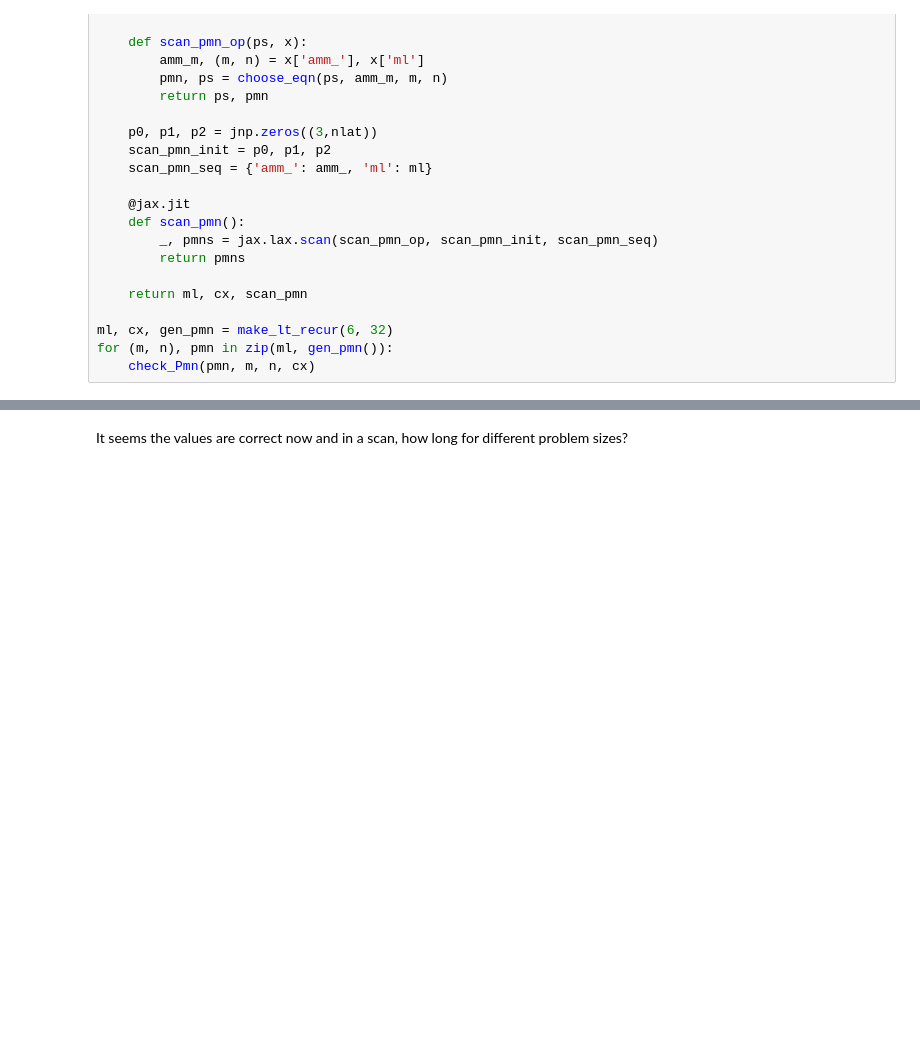
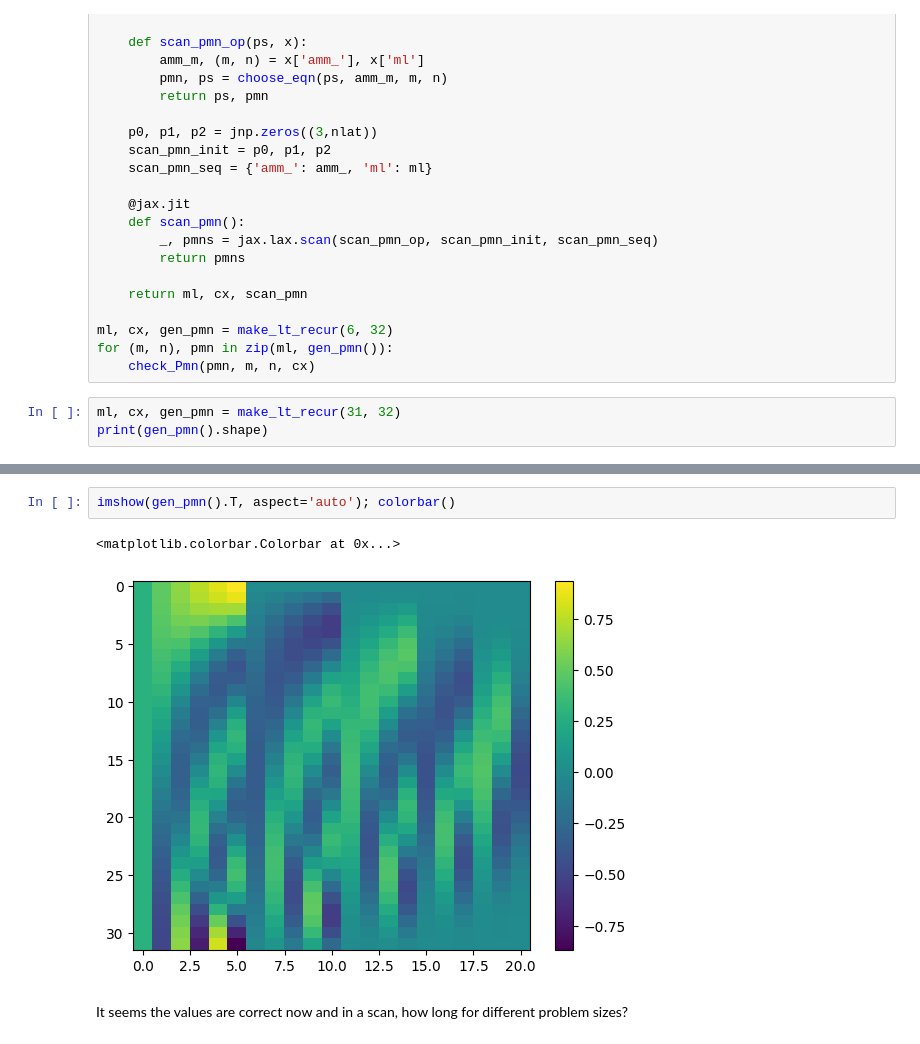
Before and after one commit to ins-amu/vbjax, a Jupyter notebook: 16 SHT recurrence take 2.ipynb, the cells around one changed output, grey strips where cells are left out. Drawn from its saved outputs; the diff is of its cells as text; blank space fills up the shorter version.

```diff
--- a/16 SHT recurrence take 2.ipynb
+++ b/16 SHT recurrence take 2.ipynb
@@ -174,3 +197,6 @@ def make_lt_recur(lmax, nlat):
 ml, cx, gen_pmn = make_lt_recur(6, 32)
 for (m, n), pmn in zip(ml, gen_pmn()):
     check_Pmn(pmn, m, n, cx)
+# %%
+ml, cx, gen_pmn = make_lt_recur(31, 32)
+print(gen_pmn().shape)
@@ -177,3 +221,8 @@ for (m, n), pmn in zip(ml, gen_pmn()):
+# %%
+imshow(gen_pmn().T, aspect='auto'); colorbar()
+# %% [output]
+<matplotlib.colorbar.Colorbar at 0x...>
+[figure, added]
 # %% [markdown]
 It seems the values are correct now and in a scan, how long for different problem sizes?
 # %%
```
Also changed, not shown: parts of 15 cells of this notebook, 1 other file.
